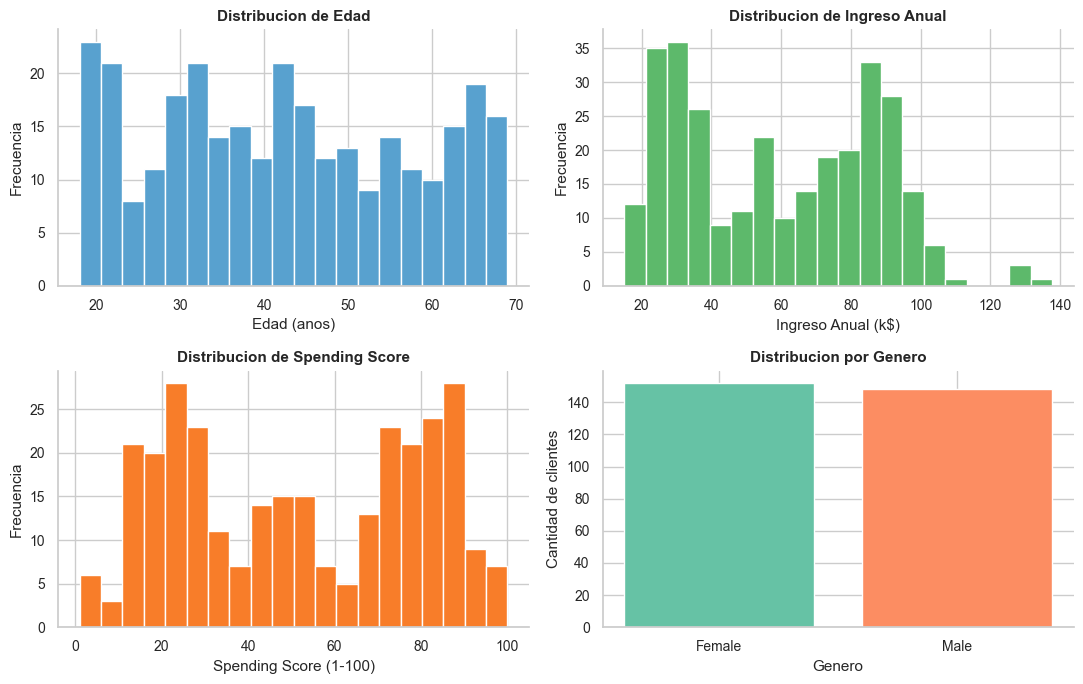
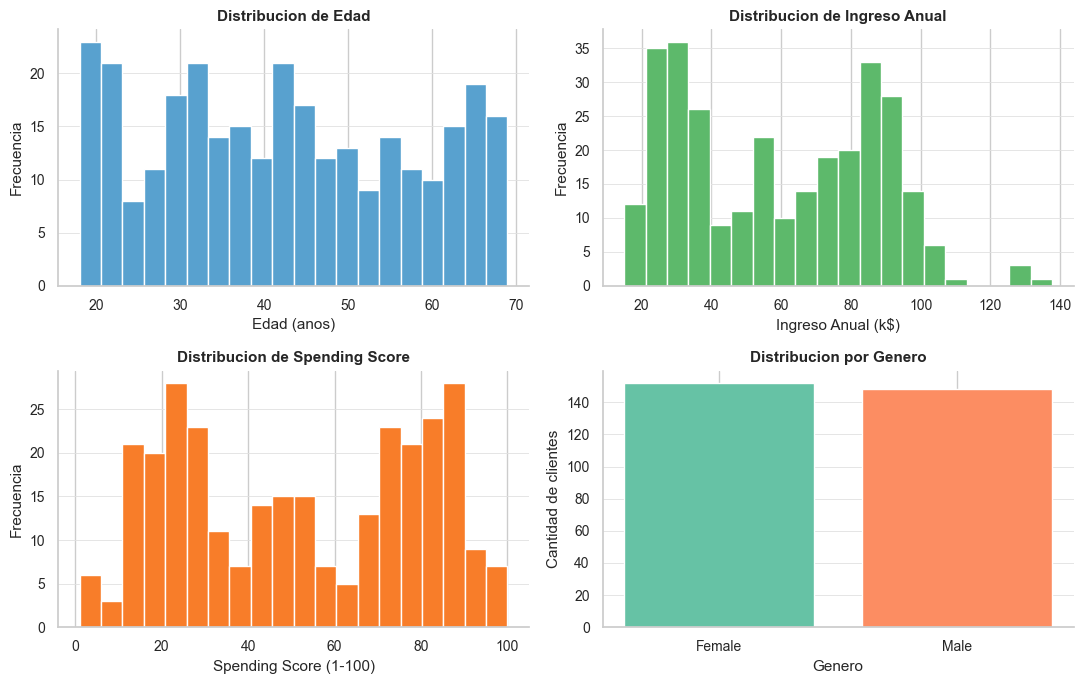
The change to this notebook cell's code, shown as a diff; its figure went from the first image to the second:
--- before
+++ after
@@ -33,4 +33,5 @@
 for ax in axes.flat:
     ax.spines[["top", "right"]].set_visible(False)
+    ax.yaxis.grid(True, color='#E0E0E0', linewidth=0.6)  # grid solo horizontal, suave
 
 plt.tight_layout()

Commit: Agrega celdas descriptivas antes de cada bloque de código en ambos notebooks